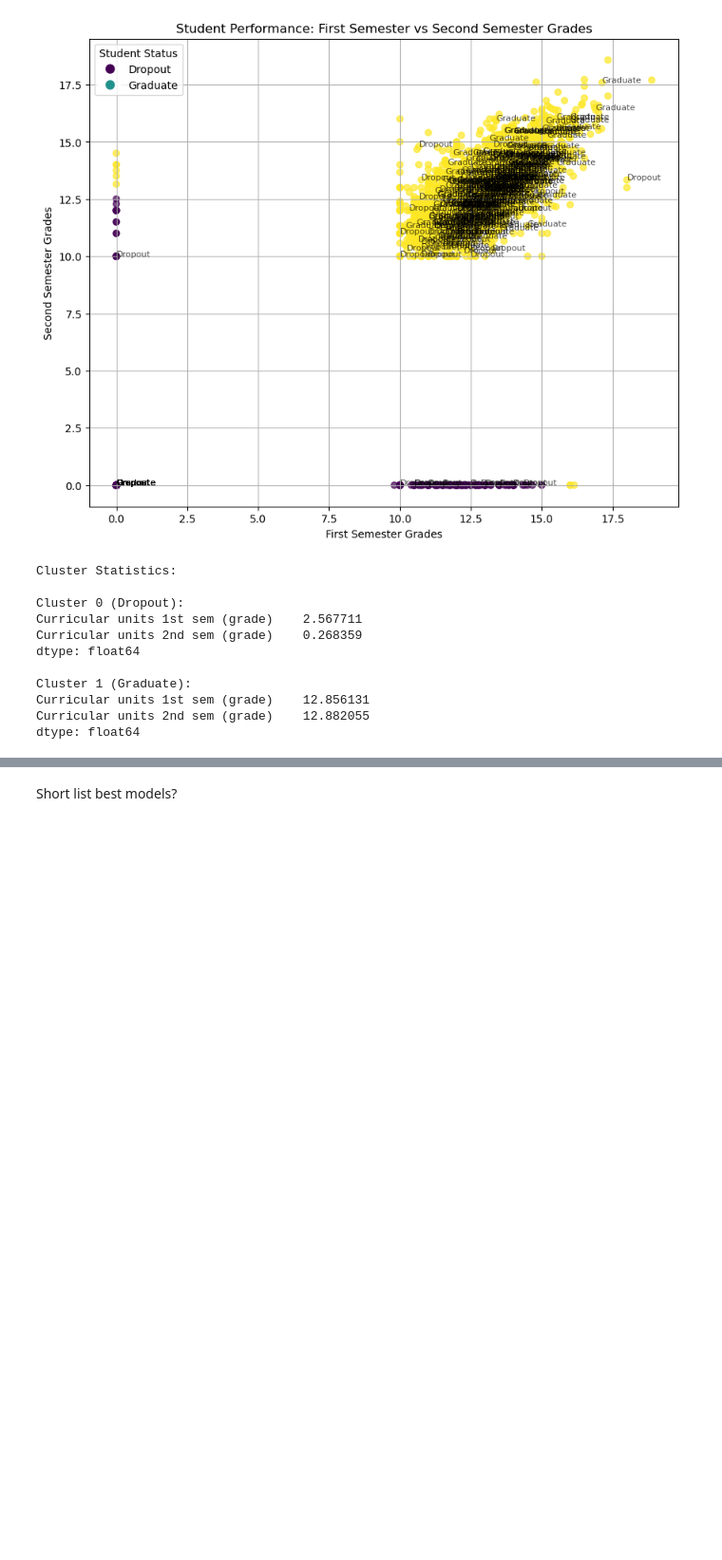
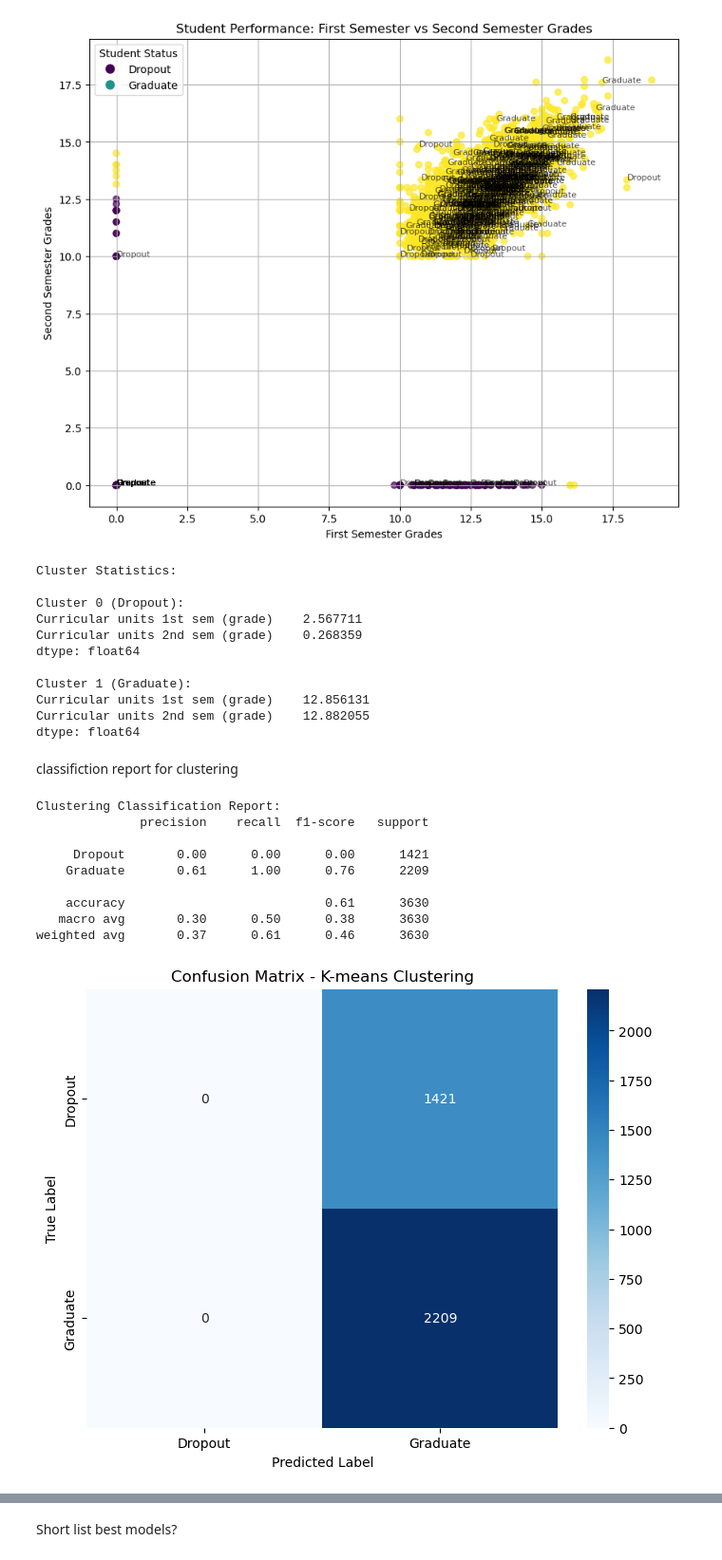
Before and after one commit to azeiber/student-droupout-detection, a Jupyter notebook: Studentdropoutandacademicsuccess.ipynb, the cells around one changed output, grey strips where cells are left out. Shown at 95% size. Cells and saved outputs as stored; diff of their text form; code cells hidden in the pictures; blank space fills up the shorter version.

```diff
--- a/Studentdropoutandacademicsuccess.ipynb
+++ b/Studentdropoutandacademicsuccess.ipynb
@@ -1035,3 +1139,75 @@ Cluster 1 (Graduate):
 Curricular units 1st sem (grade)    12.856131
 Curricular units 2nd sem (grade)    12.882055
 dtype: float64
+# %% [markdown]
+classifiction report for clustering
+# %%
+import pandas as pd
+import numpy as np
+from sklearn.cluster import KMeans
+from sklearn.metrics import classification_report, confusion_matrix
+import matplotlib.pyplot as plt
+import seaborn as sns
+
+# Load the cleaned data
+df_cleaned = pd.read_csv('cleaned_data_no_enrolled.csv')
+
+# Filter the data to only include Dropout and Graduate students
+df_filtered = df_cleaned[df_cleaned['Target'].isin(['Dropout', 'Graduate'])]
+
+# Select numeric columns for clustering
+numeric_columns = df_filtered.select_dtypes(include=['int64', 'float64']).columns.tolist()
+numeric_columns = [col for col in numeric_columns if col != 'Target']
+
+# Perform K-means clustering
+kmeans = KMeans(n_clusters=2, random_state=42)
+clusters = kmeans.fit_predict(df_filtered[numeric_columns])
+
+# Map clusters to actual labels
+# We need to determine which cluster corresponds to which label
+cluster_to_label = {}
+for cluster in range(2):
+    # Get the most common actual label in this cluster
+    cluster_data = df_filtered[clusters == cluster]
+    most_common_label = cluster_data['Target'].mode()[0]
+    cluster_to_label[cluster] = most_common_label
+
+# Convert clusters to predicted labels
+predicted_labels = np.array([cluster_to_label[cluster] for cluster in clusters])
+
+# Print classification report
+print("Clustering Classification Report:")
+print(classification_report(df_filtered['Target'], predicted_labels))
+
+# Create confusion matrix
+cm = confusion_matrix(df_filtered['Target'], predicted_labels)
+
+# Plot confusion matrix
+plt.figure(figsize=(8, 6))
+sns.heatmap(cm, annot=True, fmt='d', cmap='Blues',
+            xticklabels=['Dropout', 'Graduate'],
+            yticklabels=['Dropout', 'Graduate'])
+plt.title('Confusion Matrix - K-means Clustering')
+plt.ylabel('True Label')
+plt.xlabel('Predicted Label')
+plt.show()
+
+# Print cluster statistics
+print("\nCluster Statistics:")
+for cluster in range(2):
+    print(f"\nCluster {cluster} ({cluster_to_label[cluster]}):")
+    cluster_data = df_filtered[clusters == cluster]
+    print(f"Number of students: {len(cluster_data)}")
+    print("Mean values:")
+    print(cluster_data[numeric_columns].mean())
+# %% [output]
+Clustering Classification Report:
+              precision    recall  f1-score   support
+
+     Dropout       0.00      0.00      0.00      1421
+    Graduate       0.61      1.00      0.76      2209
+
+    accuracy                           0.61      3630
+   macro avg       0.30      0.50      0.38      3630
+weighted avg       0.37      0.61      0.46      3630
+[figure, added]
```
Also changed, not shown: parts of 5 cells of this notebook.
